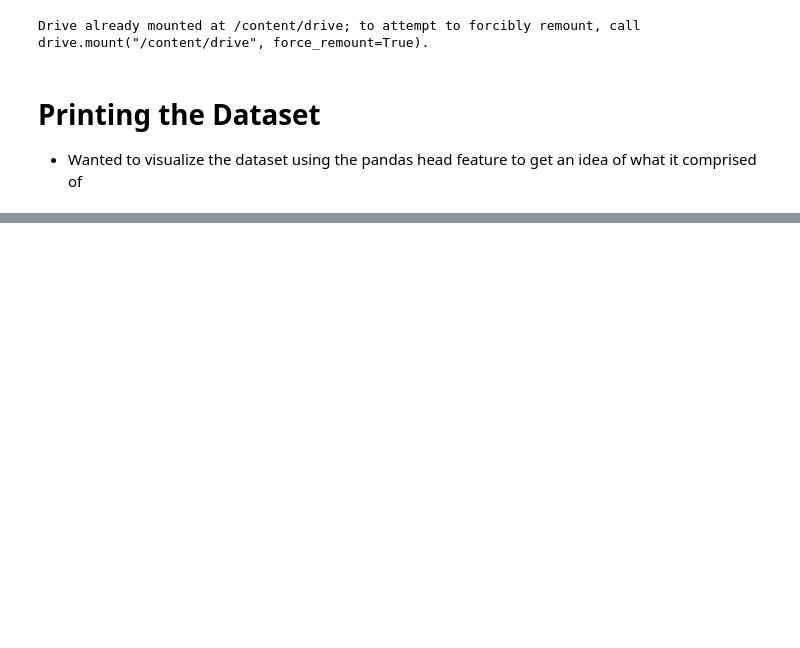
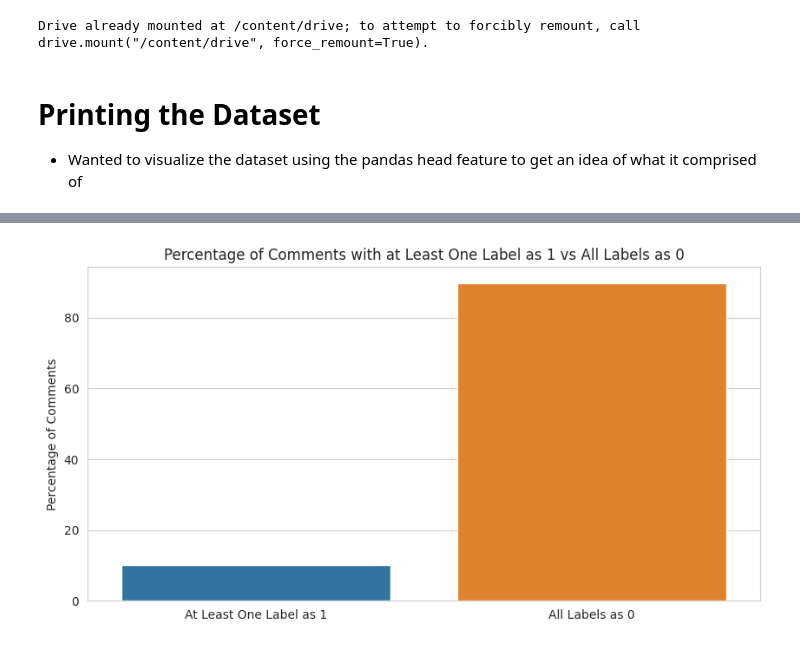
Before and after one commit to Hashmat02/ToxClassify-LSTM-and-Naive-Bayes-for-Toxicity-Detection, a Jupyter notebook: notbook1.ipynb, the cells around one changed output, grey strips where cells are left out. Drawn from its saved outputs; the diff is of its cells as text; code cells hidden in the pictures; blank space fills up the shorter version.

```diff
--- a/notbook1.ipynb
+++ b/notbook1.ipynb
@@ -65,0 +129,14 @@ train_data.head(10)
+# %%
+at_least_one = train_data[labels].any(axis=1).sum()
+all_zero = (train_data[labels].sum(axis=1) == 0).sum()
+
+one = (at_least_one / len(train_data)) * 100
+zero = (all_zero / len(train_data)) * 100
+
+plt.figure(figsize=(10, 5))
+sns.barplot(x=['At Least One Label as 1', 'All Labels as 0'], y=[one, zero])
+plt.title("Percentage of Comments with at Least One Label as 1 vs All Labels as 0")
+plt.ylabel("Percentage of Comments")
+plt.show()
+# %% [output]
+[figure, added]
```
Also changed, not shown: parts of 15 cells of this notebook.
